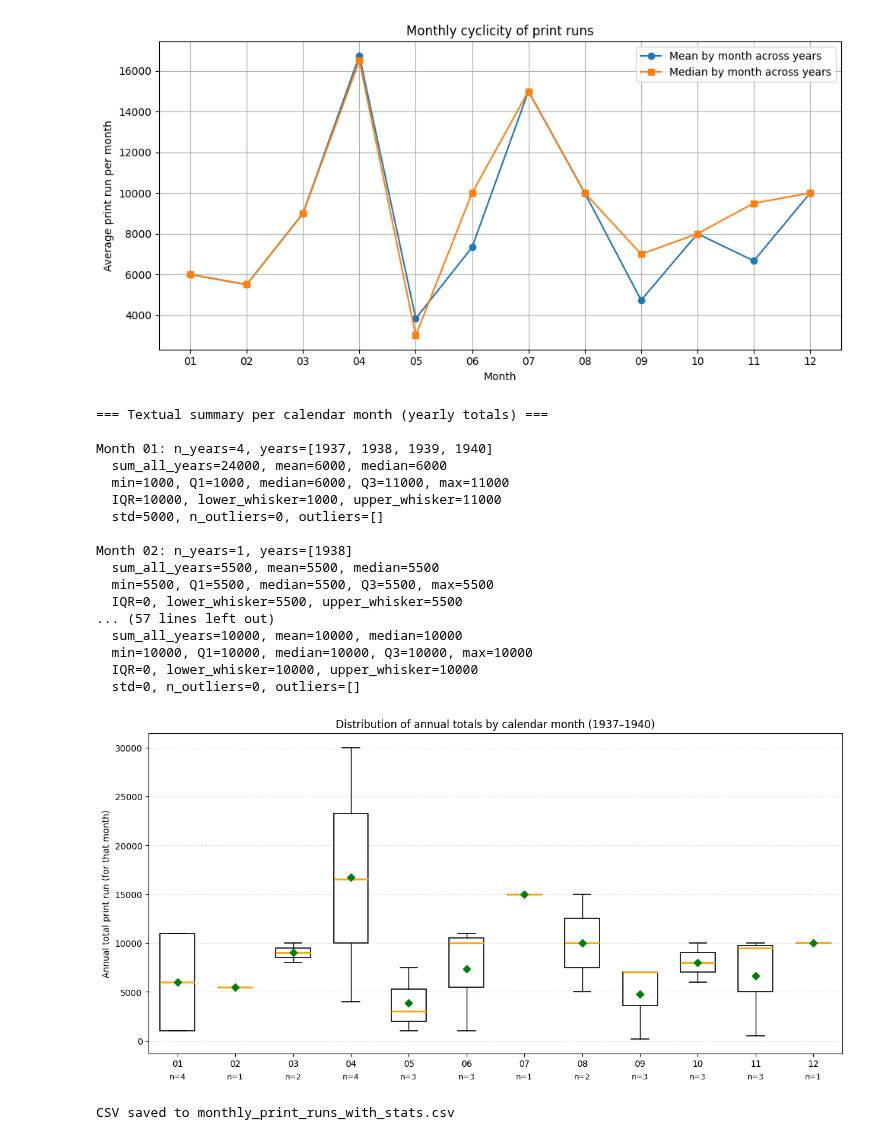
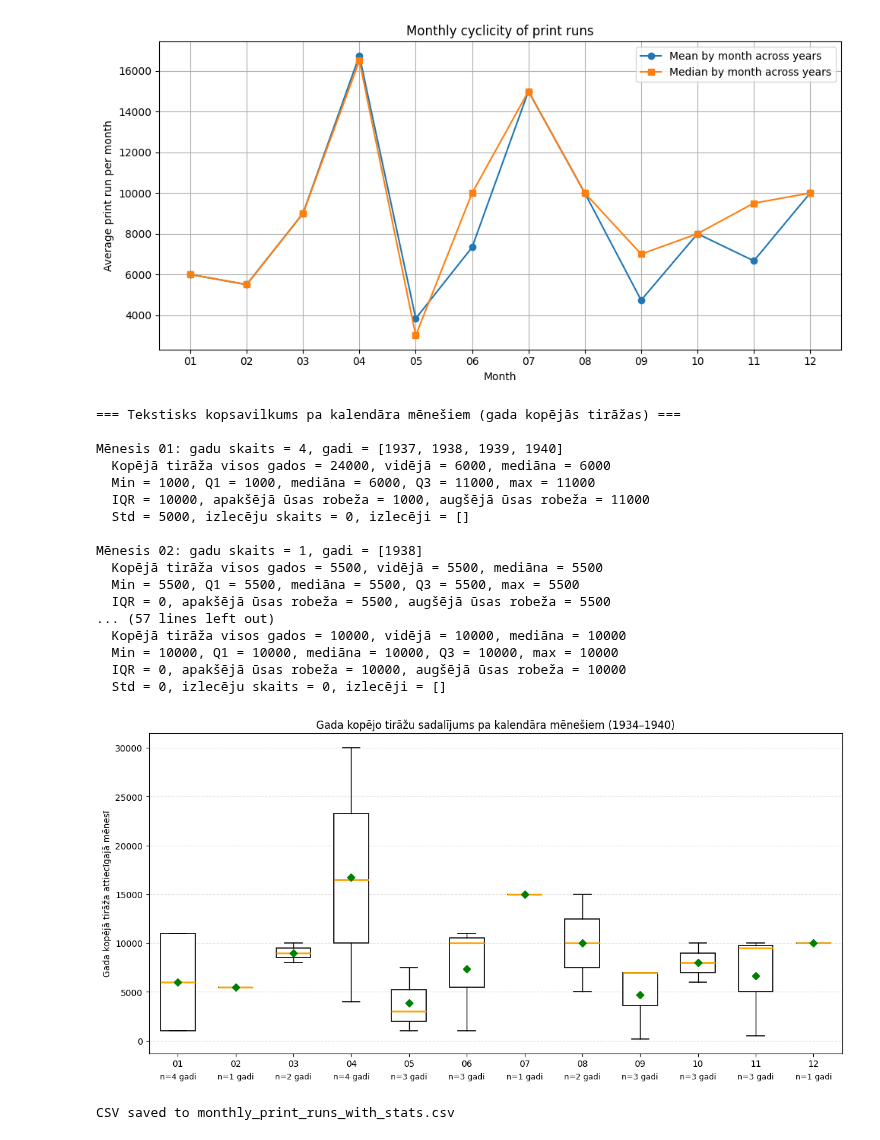
Before and after one commit to Vladusty/latvian-communist-leaflet-corpus-1934-1940, a Jupyter notebook: notebooks/leaflet_print_run_analysis_notebook/leaflet_print_run_analysis_1937_1940.ipynb, the cells around one changed output. Cells and saved outputs as stored; diff of their text form; code cells hidden in the pictures.

```diff
--- a/notebooks/leaflet_print_run_analysis_notebook/leaflet_print_run_analysis_1937_1940.ipynb
+++ b/notebooks/leaflet_print_run_analysis_notebook/leaflet_print_run_analysis_1937_1940.ipynb
@@ -346,9 +346,7 @@ plt.show()
 12: mean=10000, median=10000, vals=[10000]
 [figure]
 # %%
-#@title 15) Boxplots + textual month summaries (Tukey boxplot rules)
-# Requires: monthly_values dict where keys are 'YYYY-MM' and values are lists of print-run values for that month-year.
-# Output: textual summary per calendar month + nicer boxplots (orange median, green mean).
+#@title 15) Boxplotu grafiki + mēnešu tekstiskais kopsavilkums (Tjūkija noteikumi)
 
 import matplotlib.pyplot as plt
 from collections import defaultdict, OrderedDict
@@ -382,7 +380,7 @@ for m in months:
     month_years.append(yrs)
 
 # Create textual summary per calendar month using Tukey definitions for whiskers
-print("\n=== Textual summary per calendar month (yearly totals) ===\n")
+print("\n=== Tekstisks kopsavilkums pa kalendāra mēnešiem (gada kopējās tirāžas) ===\n")
 for m, vals, yrs in zip(months, month_data, month_years):
     if not vals:
         # skip months with no data
@@ -413,13 +411,13 @@ for m, vals, yrs in zip(months, month_data, month_years):
     std = float(arr.std(ddof=0))
     mn = float(arr.min())
     mx = float(arr.max())
-    # prepare textual line
+    # prepare textual line (latviski)
     yrs_str = ", ".join(str(y) for y in yrs) if yrs else ""
-    print(f"Month {m}: n_years={n}, years=[{yrs_str}]")
-    print(f"  sum_all_years={total_sum}, mean={int(round(mean))}, median={int(round(median))}")
-    print(f"  min={int(mn)}, Q1={int(round(q1))}, median={int(round(median))}, Q3={int(round(q3))}, max={int(mx)}")
-    print(f"  IQR={int(round(iqr))}, lower_whisker={int(round(lower_whisker))}, upper_whisker={int(round(upper_whisker))}")
-    print(f"  std={int(round(std))}, n_outliers={len(outliers)}, outliers={ [int(round(x)) for x in outliers] }")
+    print(f"Mēnesis {m}: gadu skaits = {n}, gadi = [{yrs_str}]")
+    print(f"  Kopējā tirāža visos gados = {total_sum}, vidējā = {int(round(mean))}, mediāna = {int(round(median))}")
+    print(f"  Min = {int(mn)}, Q1 = {int(round(q1))}, mediāna = {int(round(median))}, Q3 = {int(round(q3))}, max = {int(mx)}")
+    print(f"  IQR = {int(round(iqr))}, apakšējā ūsas robeža = {int(round(lower_whisker))}, augšējā ūsas robeža = {int(round(upper_whisker))}")
+    print(f"  Std = {int(round(std))}, izlecēju skaits = {len(outliers)}, izlecēji = {[int(round(x)) for x in outliers]}")
     print("")
 
 # ---- Nicely styled boxplots (white boxes, black edges, orange median, green mean) ----
@@ -437,56 +435,59 @@ bp = ax.boxplot(
     patch_artist=True,
     widths=0.6,
     whis=1.5,
     flierprops=dict(marker='o', markerfacecolor='red', markersize=6, linestyle='none', alpha=0.7),
     medianprops=dict(color='orange', linewidth=2),
     meanprops=dict(marker='D', markeredgecolor='green', markerfacecolor='green', markersize=6)
 )
 
 # style boxes: white fill, black edge
 for box in bp['boxes']:
     box.set(facecolor='white', edgecolor='black', linewidth=1.2)
 for whisker in bp['whiskers']:
     whisker.set(color='black', linewidth=1)
 for cap in bp['caps']:
     cap.set(color='black', linewidth=1.2)
 for median in bp['medians']:
     median.set(color='orange', linewidth=2)
-# style means (handled by meanprops)
-# style fliers already set
 
-#ax.set_xlabel("Calendar month", labelpad=22)
-ax.set_ylabel("Annual total print run (for that month)")
-ax.set_title("Distribution of annual totals by calendar month (1937–1940)")
+ax.set_ylabel("Gada kopējā tirāža attiecīgajā mēnesī")
+ax.set_title("Gada kopējo tirāžu sadalījums pa kalendāra mēnešiem (1934–1940)")
 ax.grid(True, which='major', axis='y', linestyle='--', alpha=0.4)
 
 # annotate number of years under each box for convenience
 x_positions = range(1, len(months_with_data) + 1)
 for x, data_vals in zip(x_positions, data_with_data):
-    ax.text(x, ax.get_ylim()[0] - (ax.get_ylim()[1] - ax.get_ylim()[0]) * 0.06,
-            f"n={len(data_vals)}",
-            ha='center', va='top', fontsize=9, color='black')
+    ax.text(
+        x,
+        ax.get_ylim()[0] - (ax.get_ylim()[1] - ax.get_ylim()[0]) * 0.06,
+        f"n={len(data_vals)} gadi",
+        ha='center',
+        va='top',
+        fontsize=9,
+        color='black'
+    )
 
 plt.tight_layout()
 plt.show()
 # %% [output]
-=== Textual summary per calendar month (yearly totals) ===
+=== Tekstisks kopsavilkums pa kalendāra mēnešiem (gada kopējās tirāžas) ===
 
-Month 01: n_years=4, years=[1937, 1938, 1939, 1940]
-  sum_all_years=24000, mean=6000, median=6000
-  min=1000, Q1=1000, median=6000, Q3=11000, max=11000
-  IQR=10000, lower_whisker=1000, upper_whisker=11000
-  std=5000, n_outliers=0, outliers=[]
+Mēnesis 01: gadu skaits = 4, gadi = [1937, 1938, 1939, 1940]
+  Kopējā tirāža visos gados = 24000, vidējā = 6000, mediāna = 6000
+  Min = 1000, Q1 = 1000, mediāna = 6000, Q3 = 11000, max = 11000
+  IQR = 10000, apakšējā ūsas robeža = 1000, augšējā ūsas robeža = 11000
+  Std = 5000, izlecēju skaits = 0, izlecēji = []
 
-Month 02: n_years=1, years=[1938]
-  sum_all_years=5500, mean=5500, median=5500
-  min=5500, Q1=5500, median=5500, Q3=5500, max=5500
-  IQR=0, lower_whisker=5500, upper_whisker=5500
+Mēnesis 02: gadu skaits = 1, gadi = [1938]
+  Kopējā tirāža visos gados = 5500, vidējā = 5500, mediāna = 5500
+  Min = 5500, Q1 = 5500, mediāna = 5500, Q3 = 5500, max = 5500
+  IQR = 0, apakšējā ūsas robeža = 5500, augšējā ūsas robeža = 5500
 ... (57 lines left out)
-  sum_all_years=10000, mean=10000, median=10000
-  min=10000, Q1=10000, median=10000, Q3=10000, max=10000
-  IQR=0, lower_whisker=10000, upper_whisker=10000
-  std=0, n_outliers=0, outliers=[]
+  Kopējā tirāža visos gados = 10000, vidējā = 10000, mediāna = 10000
+  Min = 10000, Q1 = 10000, mediāna = 10000, Q3 = 10000, max = 10000
+  IQR = 0, apakšējā ūsas robeža = 10000, augšējā ūsas robeža = 10000
+  Std = 0, izlecēju skaits = 0, izlecēji = []
-[figure, old version]
+[figure, new version]
 # %%
 #@title 16) Save CSV with detailed statistics
 csv_path = "monthly_print_runs_with_stats.csv"
```
Also changed, not shown: parts of 1 cell of this notebook.
